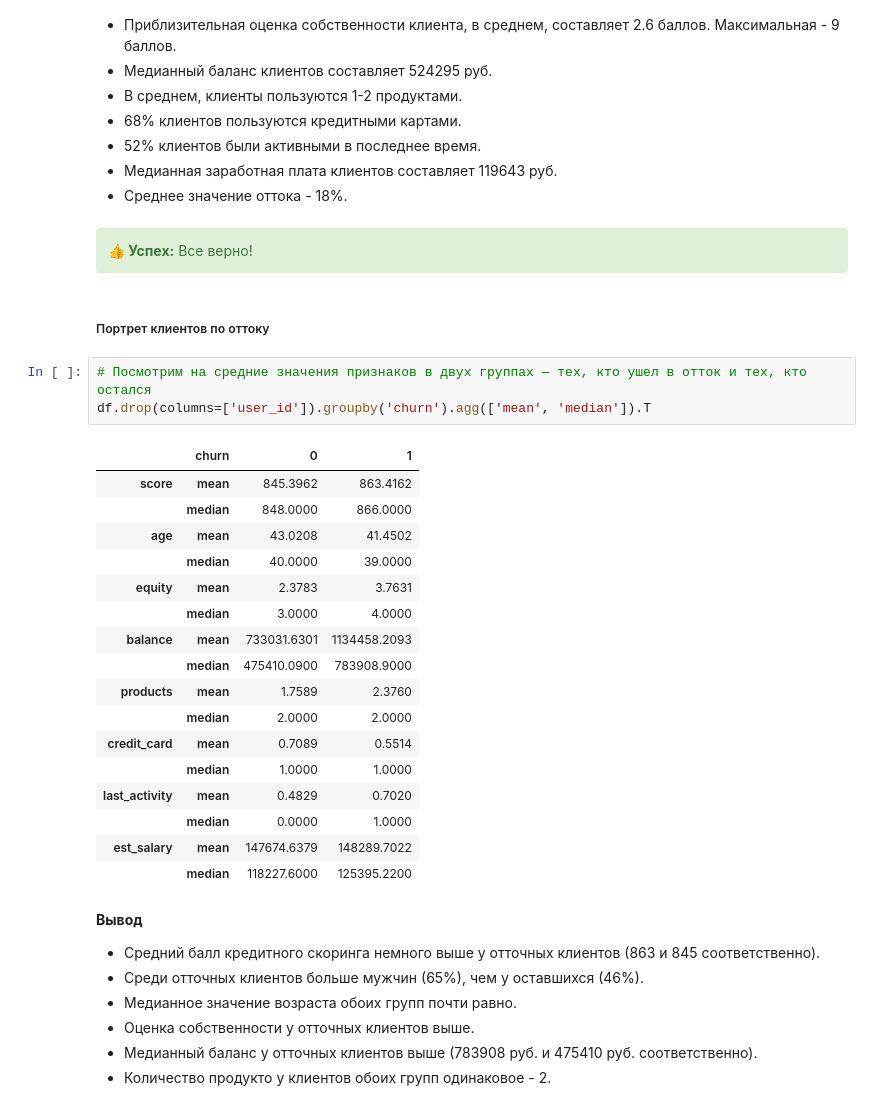
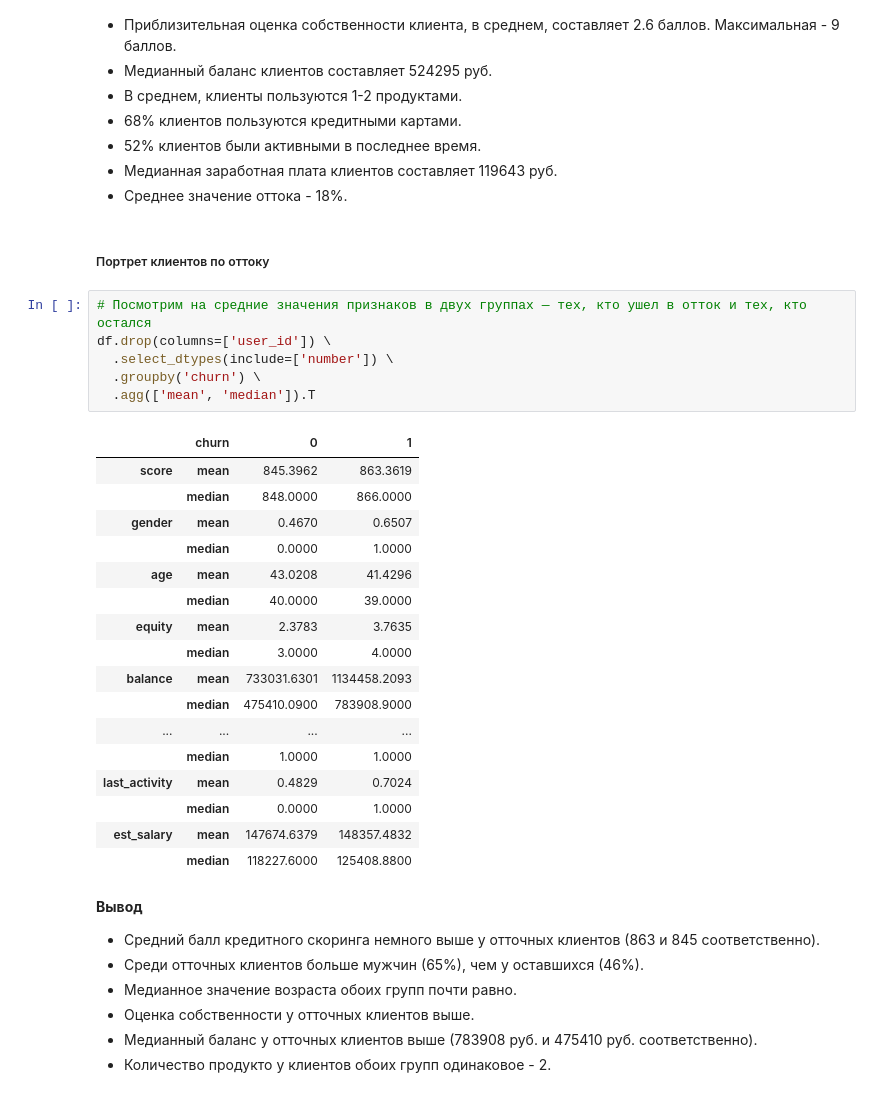
Before and after one commit to Mariya-Korotchenko/Portfolio, a Jupyter notebook: Analysis of the bank's customer outflow/Анализ оттока клиентов банка.ipynb, the cells around one changed output. Drawn from its saved outputs; the diff is of its cells as text.

```diff
--- a/Analysis of the bank's customer outflow/Анализ оттока клиентов банка.ipynb
+++ b/Analysis of the bank's customer outflow/Анализ оттока клиентов банка.ipynb
@@ -424,33 +421,32 @@ NameError: name 'df' is not defined
 * 52% клиентов были активными в последнее время.
 * Медианная заработная плата клиентов составляет 119643 руб.
 * Среднее значение оттока - 18%.
-# %% [markdown]
-<div class="alert alert-success">
-<b>👍 Успех:</b> Все верно!
-</div>
 # %% [markdown]
 ##### Портрет клиентов по оттоку
 # %%
 # Посмотрим на средние значения признаков в двух группах — тех, кто ушел в отток и тех, кто остался
-df.drop(columns=['user_id']).groupby('churn').agg(['mean', 'median']).T
+df.drop(columns=['user_id']) \
+  .select_dtypes(include=['number']) \
+  .groupby('churn') \
+  .agg(['mean', 'median']).T
 # %% [output]
 |  | churn | 0 | 1 |
-| score | mean | 845.3962 | 863.4162 |
+| score | mean | 845.3962 | 863.3619 |
 |  | median | 848.0000 | 866.0000 |
-| age | mean | 43.0208 | 41.4502 |
+| gender | mean | 0.4670 | 0.6507 |
+|  | median | 0.0000 | 1.0000 |
+| age | mean | 43.0208 | 41.4296 |
 |  | median | 40.0000 | 39.0000 |
-| equity | mean | 2.3783 | 3.7631 |
+| equity | mean | 2.3783 | 3.7635 |
 |  | median | 3.0000 | 4.0000 |
 | balance | mean | 733031.6301 | 1134458.2093 |
 |  | median | 475410.0900 | 783908.9000 |
-| products | mean | 1.7589 | 2.3760 |
-|  | median | 2.0000 | 2.0000 |
-| credit_card | mean | 0.7089 | 0.5514 |
+| ... | ... | ... | ... |
 |  | median | 1.0000 | 1.0000 |
-| last_activity | mean | 0.4829 | 0.7020 |
+| last_activity | mean | 0.4829 | 0.7024 |
 |  | median | 0.0000 | 1.0000 |
-| est_salary | mean | 147674.6379 | 148289.7022 |
-|  | median | 118227.6000 | 125395.2200 |
+| est_salary | mean | 147674.6379 | 148357.4832 |
+|  | median | 118227.6000 | 125408.8800 |
 # %% [markdown]
 **Вывод**
 * Средний балл кредитного скоринга немного выше у отточных клиентов (863 и 845 соответственно).
```
Also changed, not shown: parts of 55 cells of this notebook.
